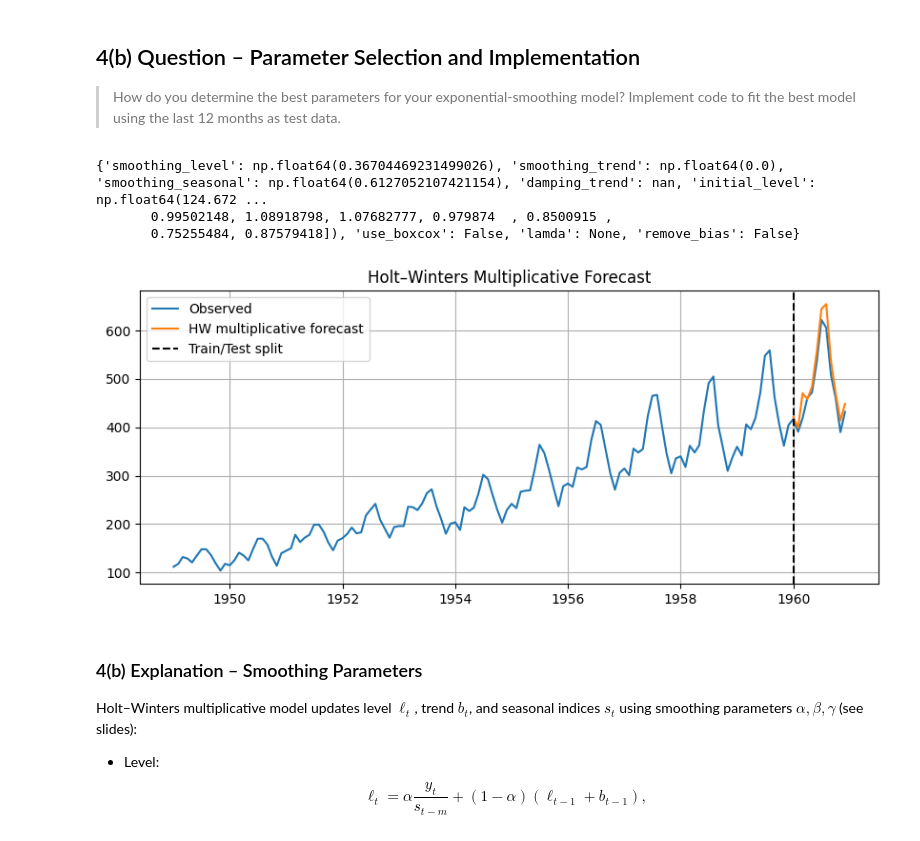
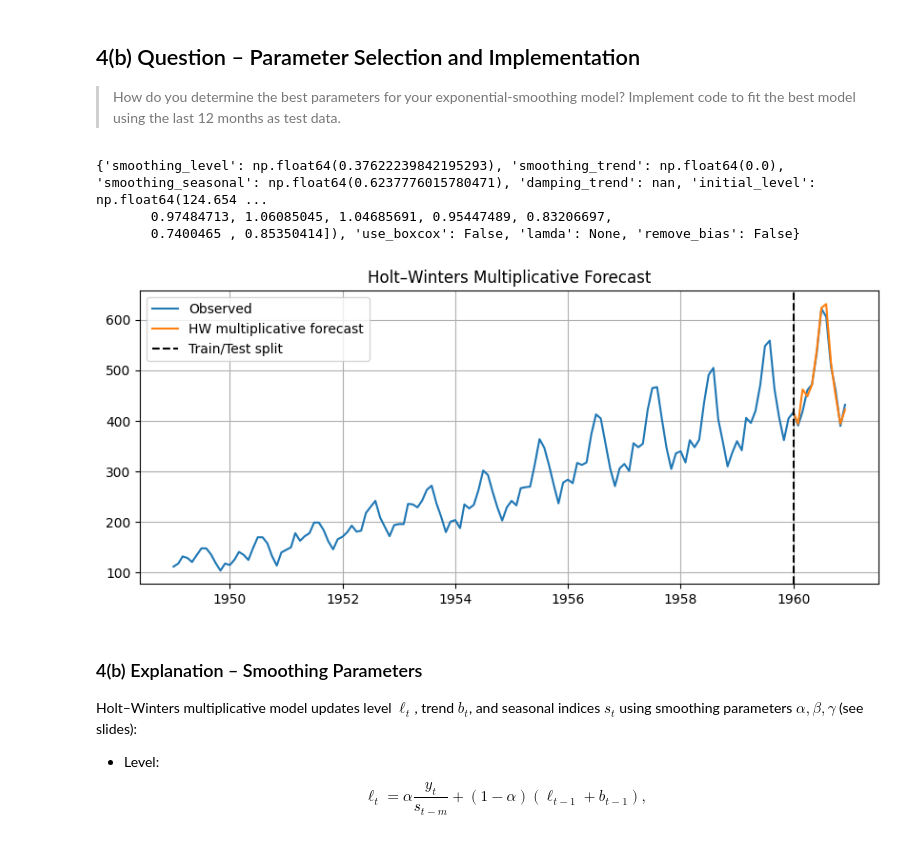
Before and after one commit to ApraxiaTM/Final_Data_Mining_Project, a Jupyter notebook: Question4_airpassengers_ExponentialSmoothing.ipynb, the cells around one changed output. Cells and saved outputs as stored; diff of their text form; code cells hidden in the pictures.

```diff
--- a/Question4_airpassengers_ExponentialSmoothing.ipynb
+++ b/Question4_airpassengers_ExponentialSmoothing.ipynb
@@ -76,33 +76,33 @@ Thus, the appropriate choice is **Holt–Winters exponential smoothing with mult
 # %%
 # 4(b) – Fit Holt–Winters multiplicative model
 
 train = air_ts.iloc[:-12]['Passengers']
 test = air_ts.iloc[-12:]['Passengers']
 
 hw_model = ExponentialSmoothing(
     train,
-    trend='mul',
+    trend='add',
     seasonal='mul',
     seasonal_periods=12
 ).fit(optimized=True)
 
 print(hw_model.params)
 
 hw_forecast = hw_model.forecast(12)
 
 fig, ax = plt.subplots(figsize=(10,4))
 ax.plot(air_ts.index, air_ts['Passengers'], label='Observed')
 ax.plot(test.index, hw_forecast, label='HW multiplicative forecast')
 ax.axvline(test.index[0], color='k', linestyle='--', label='Train/Test split')
 ax.set_title('Holt–Winters Multiplicative Forecast')
 ax.legend()
 ax.grid(True)
 plt.show()
 # %% [output]
-{'smoothing_level': np.float64(0.36704469231499026), 'smoothing_trend': np.float64(0.0), 'smoothing_seasonal': np.float64(0.6127052107421154), 'damping_trend': nan, 'initial_level': np.float64(124.672 ...
-       0.99502148, 1.08918798, 1.07682777, 0.979874  , 0.8500915 ,
-       0.75255484, 0.87579418]), 'use_boxcox': False, 'lamda': None, 'remove_bias': False}
+{'smoothing_level': np.float64(0.37622239842195293), 'smoothing_trend': np.float64(0.0), 'smoothing_seasonal': np.float64(0.6237776015780471), 'damping_trend': nan, 'initial_level': np.float64(124.654 ...
+       0.97484713, 1.06085045, 1.04685691, 0.95447489, 0.83206697,
+       0.7400465 , 0.85350414]), 'use_boxcox': False, 'lamda': None, 'remove_bias': False}
-[figure, old version]
+[figure, new version]
 # %% [markdown]
 ### 4(b) Explanation – Smoothing Parameters
 
```
Also changed, not shown: parts of 2 cells of this notebook, 1 other file.
